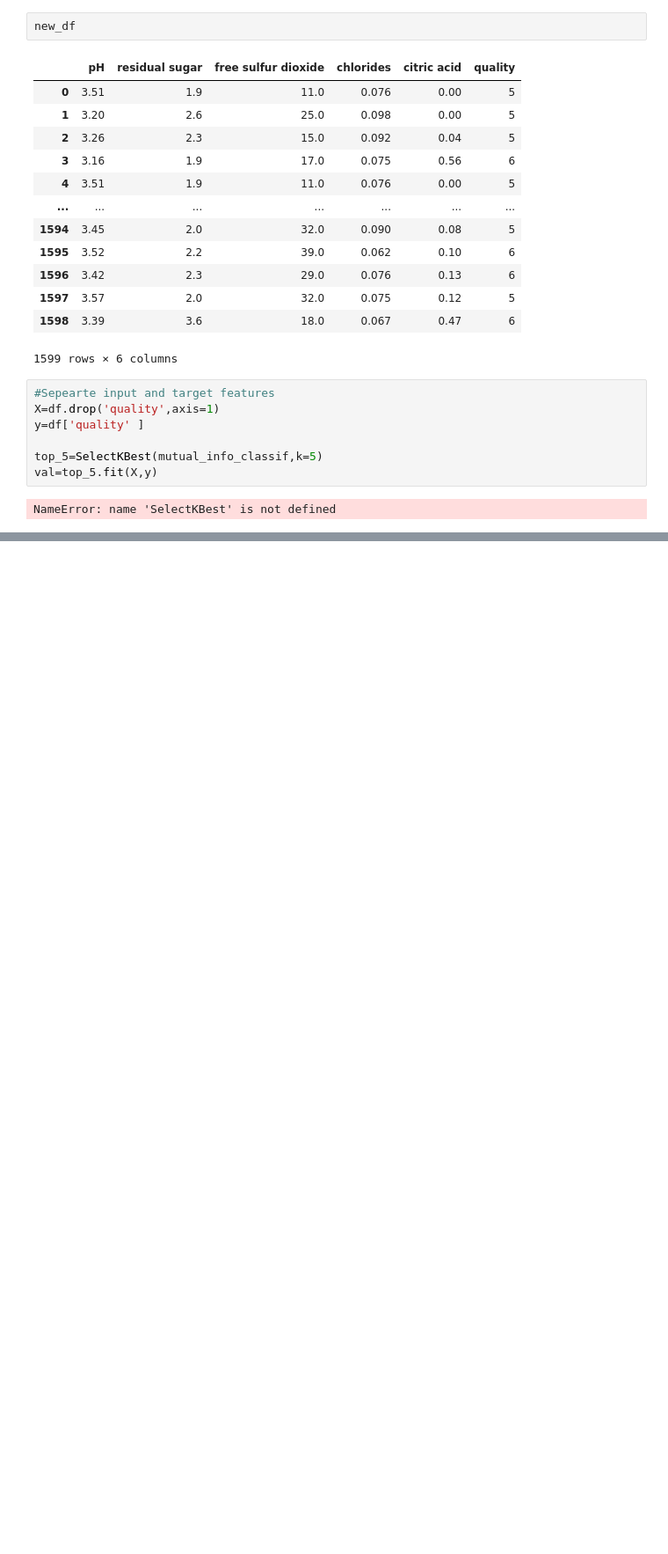
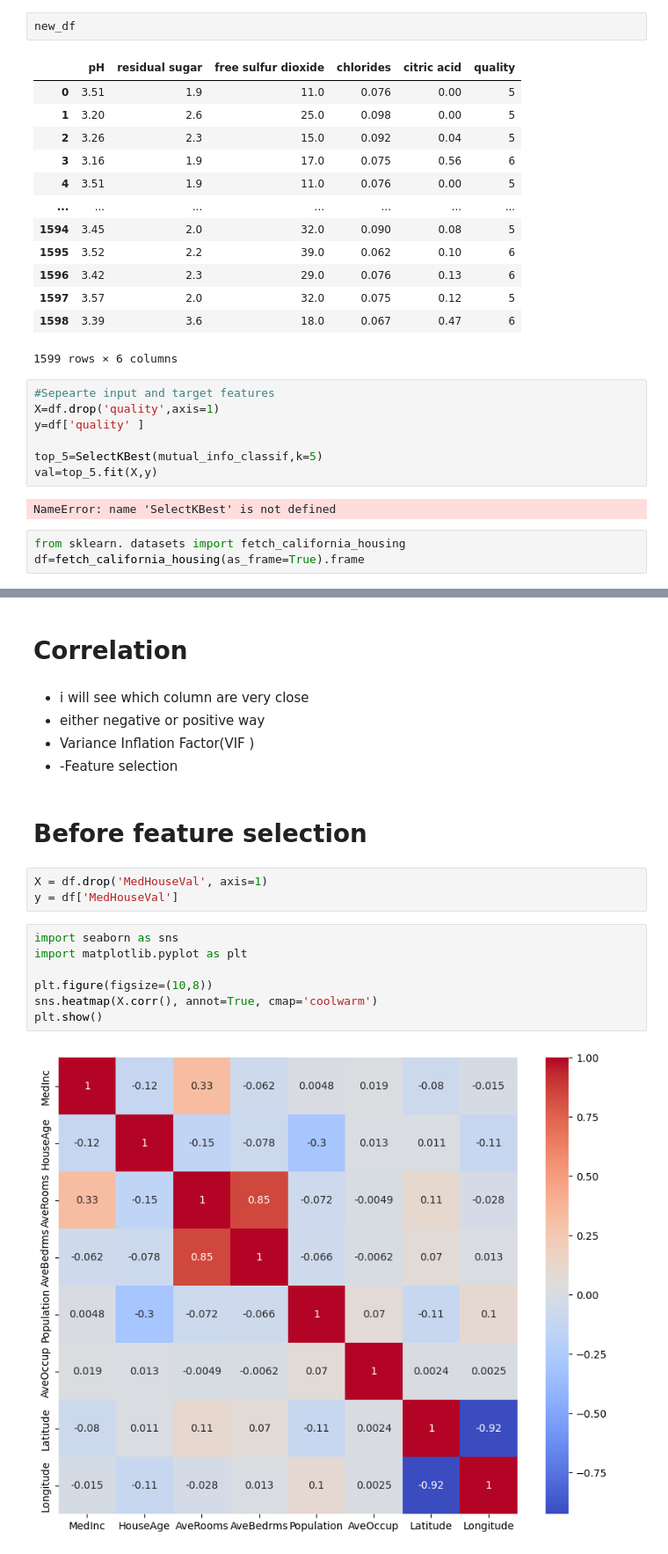
Before and after one commit to rohitranvir/Data-Science, a Jupyter notebook: Feature engineering/class/Feature selection.ipynb, the cells around one changed output, grey strips where cells are left out. Shown at 88% size. Cells and saved outputs as stored; diff of their text form; blank space fills up the shorter version.

```diff
--- a/Feature engineering/class/Feature selection.ipynb
+++ b/Feature engineering/class/Feature selection.ipynb
@@ -191,3 +191,6 @@ top_5=SelectKBest(mutual_info_classif,k=5)
 val=top_5.fit(X,y)
 # %% [output]
 NameError: name 'SelectKBest' is not defined
+# %%
+from sklearn. datasets import fetch_california_housing
+df=fetch_california_housing(as_frame=True).frame
@@ -193,0 +203,21 @@ NameError: name 'SelectKBest' is not defined
+# %% [markdown]
+# Correlation
+# %% [markdown]
+- i will see which column are very close
+- either negative or positive way
+- Variance Inflation Factor(VIF )
+- -Feature selection
+# %% [markdown]
+# Before feature selection
+# %%
+X = df.drop('MedHouseVal', axis=1)
+y = df['MedHouseVal']
+# %%
+import seaborn as sns
+import matplotlib.pyplot as plt
+
+plt.figure(figsize=(10,8))
+sns.heatmap(X.corr(), annot=True, cmap='coolwarm')
+plt.show()
+# %% [output]
+[figure, added]
```
Also changed, not shown: parts of 13 cells of this notebook, 40 other files.
